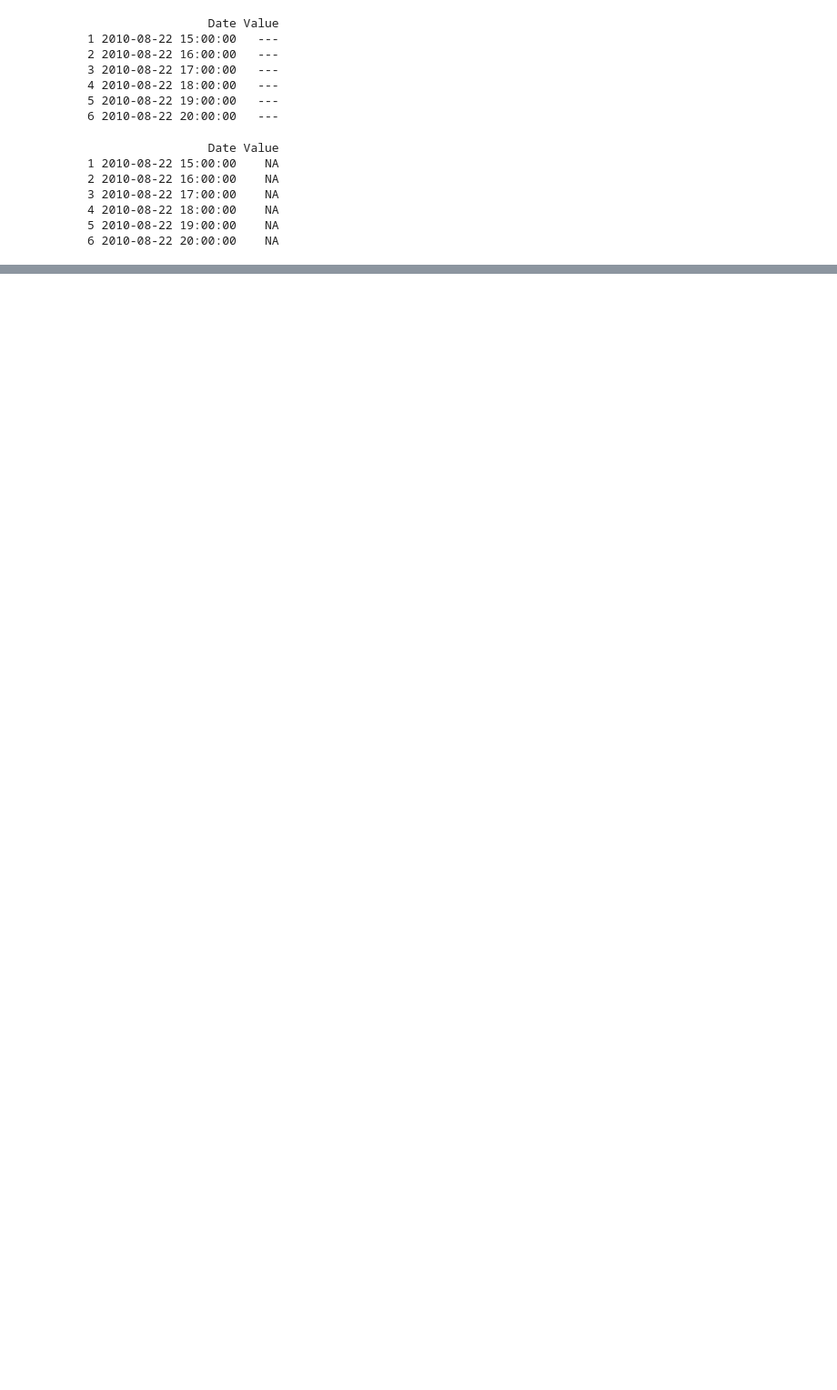
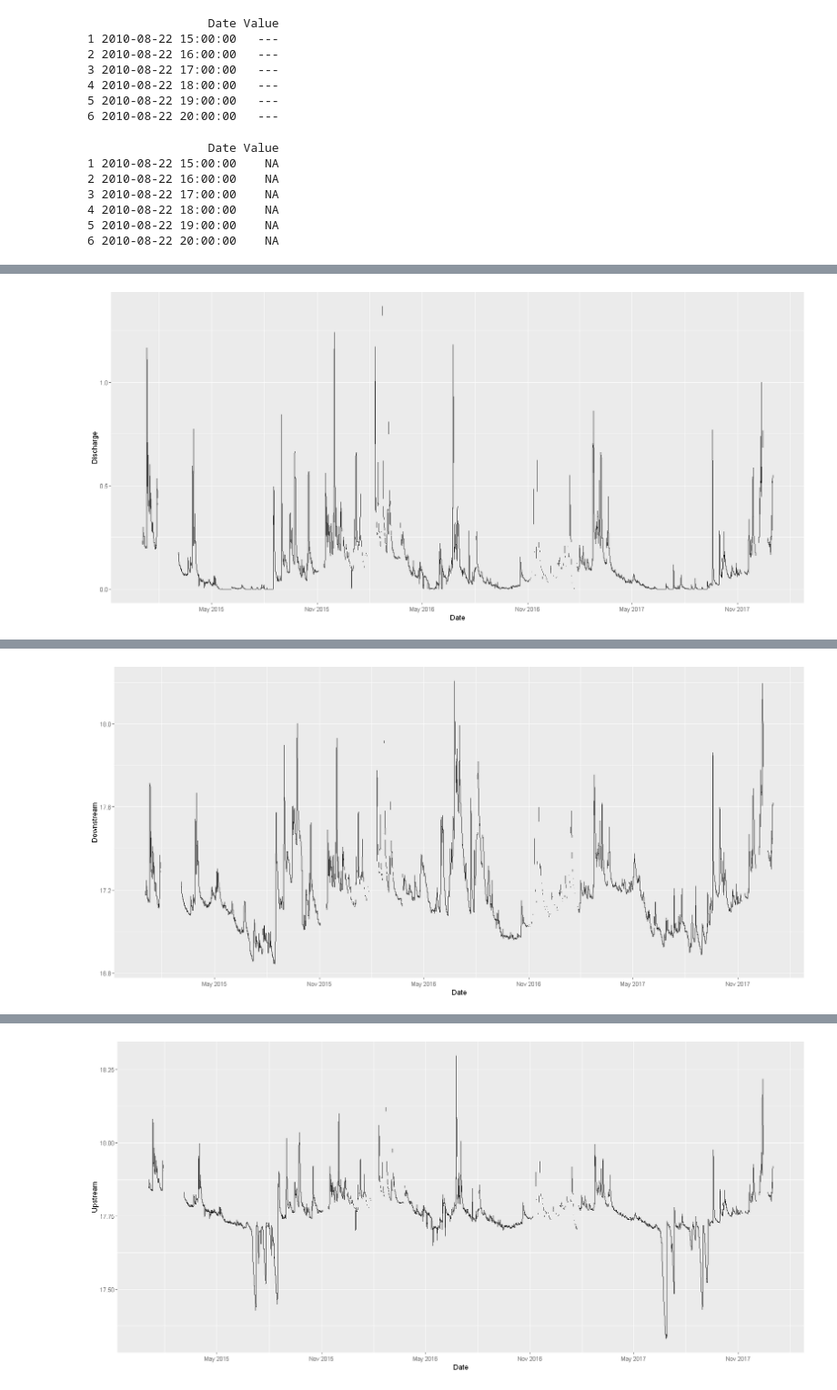
Before and after one commit to sanlocoz/EDCA, a Jupyter notebook: Data Processing.ipynb, the cells around one changed output, grey strips where cells are left out. Shown at 91% size. Saved outputs shown, nothing was run; the diff lists cells and outputs as text; code cells hidden in the pictures; blank space fills up the shorter version.

```diff
--- a/Data Processing.ipynb
+++ b/Data Processing.ipynb
@@ -103,13 +138,6 @@ print(head(full_data))
 # %%
-
-#summary data
-summary(discharge)
-print(head (discharge))
-
-
 #plotting
 options(repr.plot.width = 15)
-
 
 discharge_subset <- discharge[discharge$Date >= as.POSIXlt(start) & discharge$Date <= as.POSIXlt(end), ]
 downstream_subset <- downstream[downstream$Date >= as.POSIXlt(start) & downstream$Date <= as.POSIXlt(end), ]
@@ -119,24 +147,21 @@ valve_subset <- valve[valve$Date >= as.POSIXlt(start) & valve$Date <= as.POSIXlt
 #plotting ggplot
 ggplot(discharge_subset, aes(x = as.Date(Date), y = Value)) +
   geom_line() +
-  labs(x = "Discharge", y = "Date") +
-  scale_x_date(date_labels = "%b %Y", date_breaks = "8 months")
+  labs(y = "Discharge", x = "Date") +
+  scale_x_date(date_labels = "%b %Y", date_breaks = "6 months")
 
 ggplot(downstream_subset, aes(x = as.Date(Date), y = Value)) +
   geom_line() +
-  labs(x = "Downstream", y = "Date") +
-  scale_x_date(date_labels = "%b %Y", date_breaks = "8 months")
+  labs(y = "Downstream", x = "Date") +
+  scale_x_date(date_labels = "%b %Y", date_breaks = "6 months")
 
 ggplot(upstream_subset, aes(x = as.Date(Date), y = Value)) +
   geom_line() +
-  labs(x = "Upstream", y = "Date") +
-  scale_x_date(date_labels = "%b %Y", date_breaks = "8 months")
+  labs(y = "Upstream", x = "Date") +
+  scale_x_date(date_labels = "%b %Y", date_breaks = "6 months")
 
 ggplot(valve_subset, aes(x = as.Date(Date), y = Value)) +
   geom_line() +
-  labs(x = "Valve", y = "Date") +
-  scale_x_date(date_labels = "%b %Y", date_breaks = "8 months")
-#start and end period
-start = "2015-01-01"
-end = "2018-01-01"
+  labs(y = "Valve", x = "Date") +
+  scale_x_date(date_labels = "%b %Y", date_breaks = "6 months")
 # %% [output]
@@ -150,0 +172 @@ end = "2018-01-01"
+[figure, added]
@@ -157,0 +175 @@ end = "2018-01-01"
+[figure, added]
@@ -158,0 +178 @@ ERROR: Error in as.POSIXlt.default(start): do not know how to convert 'start' to
+[figure, added]
```
Also changed, not shown: parts of 5 cells of this notebook.
